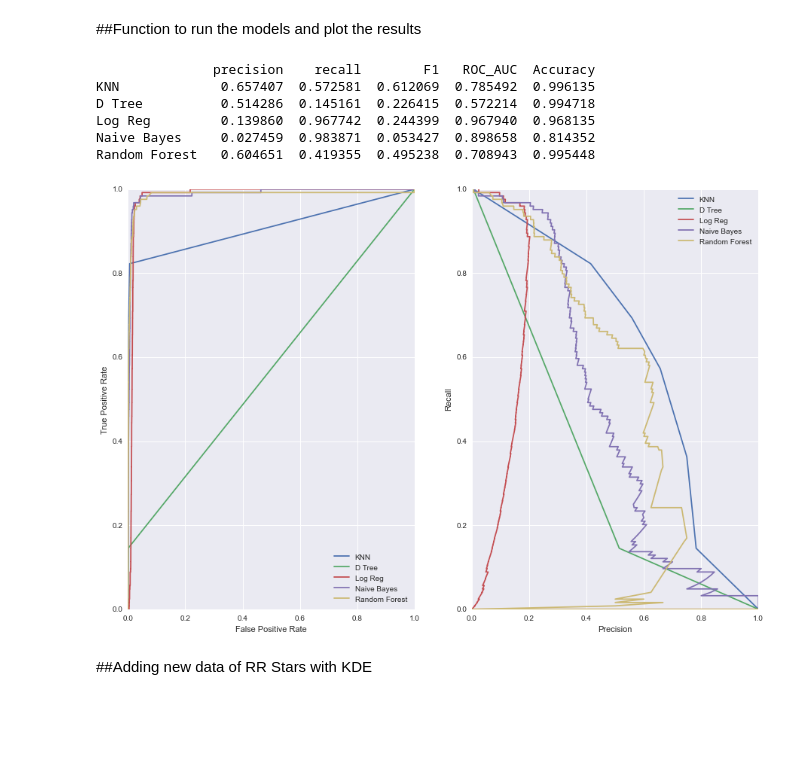
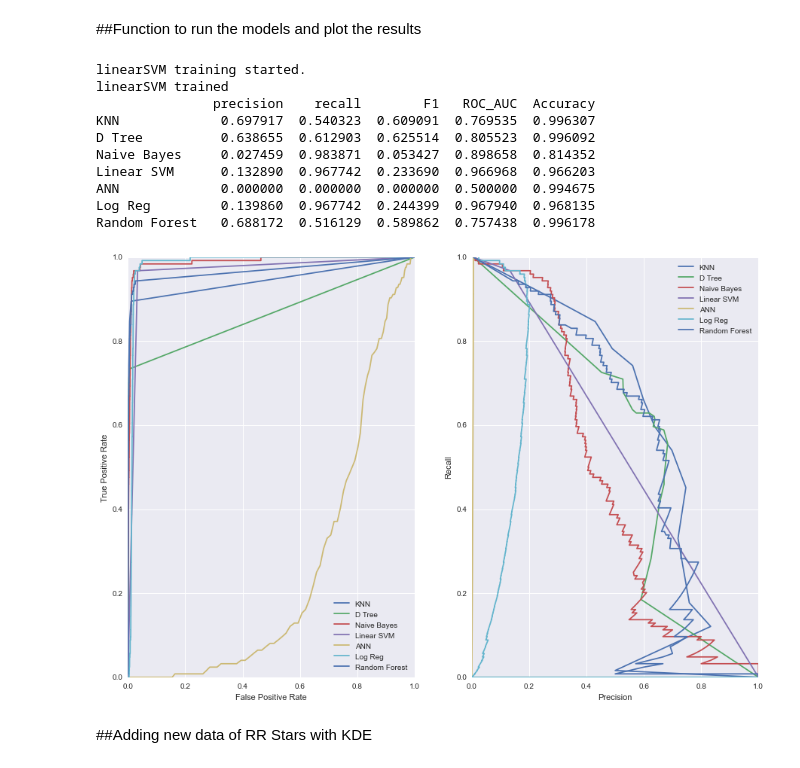
Before and after one commit to NobleKennamer/astro_porject, a Jupyter notebook: RR_Lyrae.ipynb, the cells around one changed output. Cells and saved outputs as stored; diff of their text form; code cells hidden in the pictures; blank space fills up the shorter version.

Commit message:
Saving results to tables for report and some other minor changes

```diff
--- a/RR_Lyrae.ipynb
+++ b/RR_Lyrae.ipynb
@@ -83,24 +83,24 @@ def svm_classification(x_train, y_train, x_test, y_test):
     return compute_results(y_test, predicted_proba)
 # %%
 def decision_Tree_classification(x_train, y_train, x_test, y_test):
-    #d_tree = DecisionTreeClassifier(max_depth=12, criterion='entropy')
-    #d_tree.fit(x_train, y_train)
-    #predicted_proba = d_tree.predict_proba(x_test)[:, 1]
+    d_tree = DecisionTreeClassifier(max_depth=12, criterion='entropy')
+    d_tree.fit(x_train, y_train)
+    predictions = d_tree.predict_proba(x_test)[:, 1]
 
-    decision = decision_tree.DecisionTreeClassifier()
-    decision.fit(x_train, y_train)
-    predictions = decision.predict(x_test)
+#     decision = decision_tree.DecisionTreeClassifier()
+#     decision.fit(x_train, y_train)
+#     predictions = decision.predict(x_test)
 
     return compute_results(y_test, predictions)
 # %%
 def knn_classification(x_train, y_train, x_test, y_test):
-    knn = KNeighborsClassifier(n_neighbors=5)
+    knn = KNeighborsClassifier(n_neighbors=12)
     knn.fit(x_train, y_train)
     predicted_proba = knn.predict_proba(x_test)[:, 1]
     return compute_results(y_test, predicted_proba)
 # %%
 def random_forest_classification(x_train, y_train, x_test, y_test):
-    rf = RandomForestClassifier(max_depth=5, n_estimators=10, max_features=2)
+    rf = RandomForestClassifier(max_depth=8, n_estimators=12, max_features=2)
     rf.fit(x_train, y_train)
     predicted_proba = rf.predict_proba(x_test)[:, 1]
     return compute_results(y_test, predicted_proba)
@@ -129,9 +129,9 @@ def run_models(x_train, y_train, x_test, y_test):
 #     results['SVM'] = svm_results
 
     #SVM
-    #svmClassifier = Svm.linearSVM()
-    #svmClassifier.fit(x_train, y_train)
-    #results['Linear SVM'] = compute_results(y_test, svmClassifier.predict(x_test))
+    svmClassifier = Svm.linearSVM()
+    svmClassifier.fit(x_train, y_train)
+    results['Linear SVM'] = compute_results(y_test, svmClassifier.predict(x_test))
 
     #Elastic Net
     #eNet = ElasticNet()
@@ -156,8 +156,8 @@ def run_models(x_train, y_train, x_test, y_test):
     results['Naive Bayes'] = naive_bayes_resuts
 
     #Nerual Net
-    #nn_results = neurual_network_classification(x_train, y_train, x_test, y_test)
-    #results['ANN'] = nn_results
+    nn_results = neurual_network_classification(x_train, y_train, x_test, y_test)
+    results['ANN'] = nn_results
 
     # Print reports
     scores = []
@@ -194,14 +194,19 @@ def run_models(x_train, y_train, x_test, y_test):
 # %%
 score_df = run_models(colors_train, labels_train, colors_test, labels_test)
 print score_df
+score_df.to_csv('rr_lyrae_table.csv')
 # %% [output]
+linearSVM training started.
+linearSVM trained
                precision    recall        F1   ROC_AUC  Accuracy
-KNN             0.657407  0.572581  0.612069  0.785492  0.996135
-D Tree          0.514286  0.145161  0.226415  0.572214  0.994718
+KNN             0.697917  0.540323  0.609091  0.769535  0.996307
+D Tree          0.638655  0.612903  0.625514  0.805523  0.996092
+Naive Bayes     0.027459  0.983871  0.053427  0.898658  0.814352
+Linear SVM      0.132890  0.967742  0.233690  0.966968  0.966203
+ANN             0.000000  0.000000  0.000000  0.500000  0.994675
 Log Reg         0.139860  0.967742  0.244399  0.967940  0.968135
-Naive Bayes     0.027459  0.983871  0.053427  0.898658  0.814352
-Random Forest   0.604651  0.419355  0.495238  0.708943  0.995448
+Random Forest   0.688172  0.516129  0.589862  0.757438  0.996178
-[figure, old version]
+[figure, new version]
 # %% [markdown]
 ##Adding new data of RR Stars with KDE
 # %%
```
Also changed, not shown: parts of 5 cells of this notebook.
